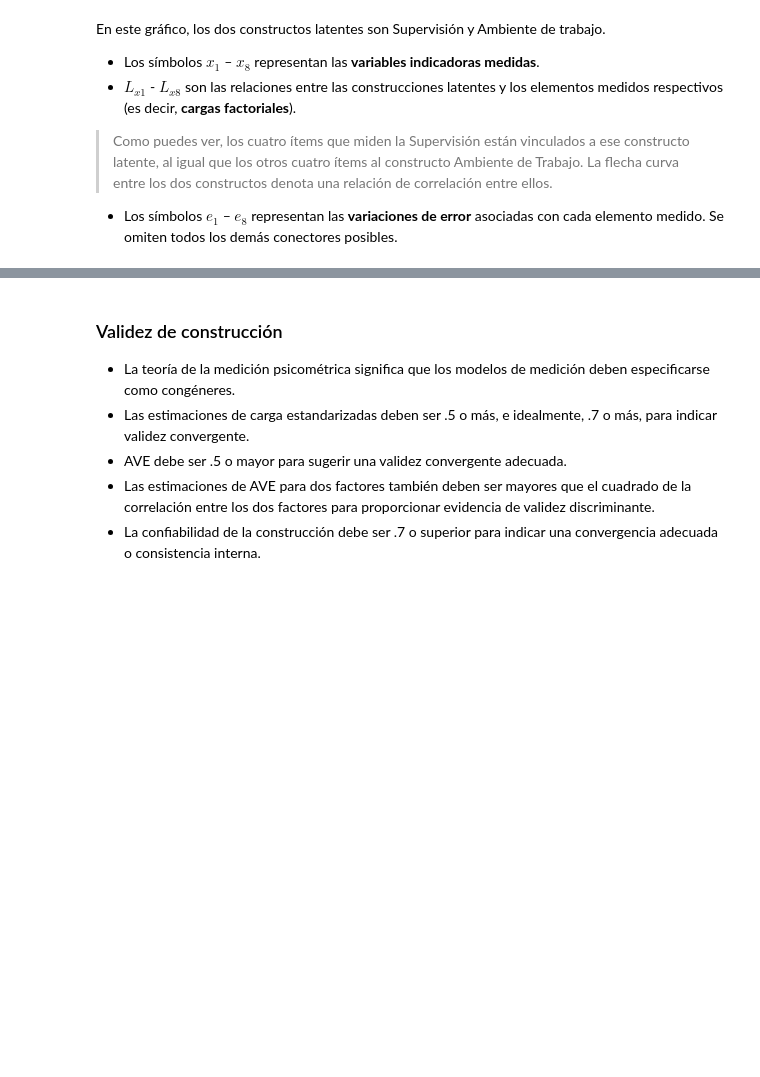
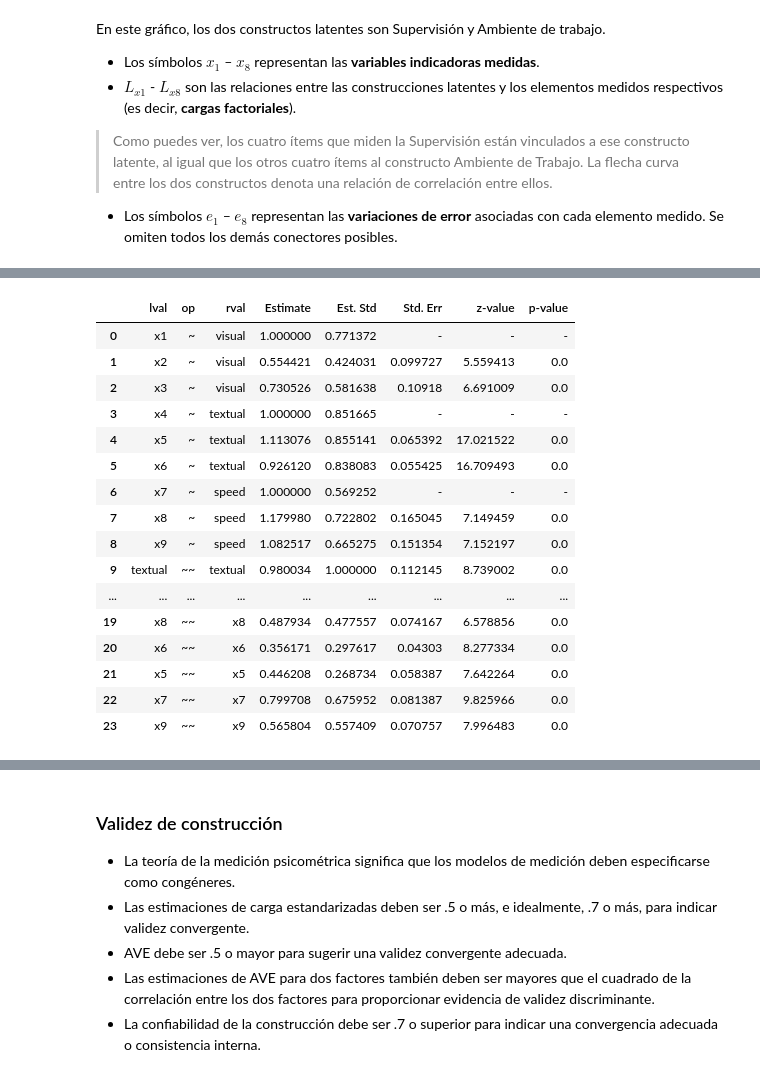
Before and after one commit to renatoparedes/EstadisticaYPsicologiaMatematica, a Jupyter notebook: SEM/AFC.ipynb, the cells around one changed output, grey strips where cells are left out. Saved outputs shown, nothing was run; the diff lists cells and outputs as text; code cells hidden in the pictures; blank space fills up the shorter version.

```diff
--- a/SEM/AFC.ipynb
+++ b/SEM/AFC.ipynb
@@ -67,0 +175,14 @@ En este gráfico, los dos constructos latentes son Supervisión y Ambiente de tr
+# %%
+import semopy
+
+measure_desc = '''
+# Measurement
+visual =~ x1 + x2 + x3
+textual =~ x4 + x5 + x6
+speed =~ x7 + x8 + x9
+'''
+
+measure_model = semopy.Model(measure_desc)
+res = measure_model.fit(df)
+g = semopy.semplot(measure_model, "out.png", std_ests=True)
+g
@@ -67,0 +191,21 @@ En este gráfico, los dos constructos latentes son Supervisión y Ambiente de tr
+# %%
+estimates = measure_model.inspect(std_est=True)
+estimates
+# %% [output]
+|  | lval | op | rval | Estimate | Est. Std | Std. Err | z-value | p-value |
+| 0 | x1 | ~ | visual | 1.000000 | 0.771372 | - | - | - |
+| 1 | x2 | ~ | visual | 0.554421 | 0.424031 | 0.099727 | 5.559413 | 0.0 |
+| 2 | x3 | ~ | visual | 0.730526 | 0.581638 | 0.10918 | 6.691009 | 0.0 |
+| 3 | x4 | ~ | textual | 1.000000 | 0.851665 | - | - | - |
+| 4 | x5 | ~ | textual | 1.113076 | 0.855141 | 0.065392 | 17.021522 | 0.0 |
+| 5 | x6 | ~ | textual | 0.926120 | 0.838083 | 0.055425 | 16.709493 | 0.0 |
+| 6 | x7 | ~ | speed | 1.000000 | 0.569252 | - | - | - |
+| 7 | x8 | ~ | speed | 1.179980 | 0.722802 | 0.165045 | 7.149459 | 0.0 |
+| 8 | x9 | ~ | speed | 1.082517 | 0.665275 | 0.151354 | 7.152197 | 0.0 |
+| 9 | textual | ~~ | textual | 0.980034 | 1.000000 | 0.112145 | 8.739002 | 0.0 |
+| ... | ... | ... | ... | ... | ... | ... | ... | ... |
+| 19 | x8 | ~~ | x8 | 0.487934 | 0.477557 | 0.074167 | 6.578856 | 0.0 |
+| 20 | x6 | ~~ | x6 | 0.356171 | 0.297617 | 0.04303 | 8.277334 | 0.0 |
+| 21 | x5 | ~~ | x5 | 0.446208 | 0.268734 | 0.058387 | 7.642264 | 0.0 |
+| 22 | x7 | ~~ | x7 | 0.799708 | 0.675952 | 0.081387 | 9.825966 | 0.0 |
+| 23 | x9 | ~~ | x9 | 0.565804 | 0.557409 | 0.070757 | 7.996483 | 0.0 |
```
Also changed, not shown: parts of 25 cells of this notebook, 5 other files.
